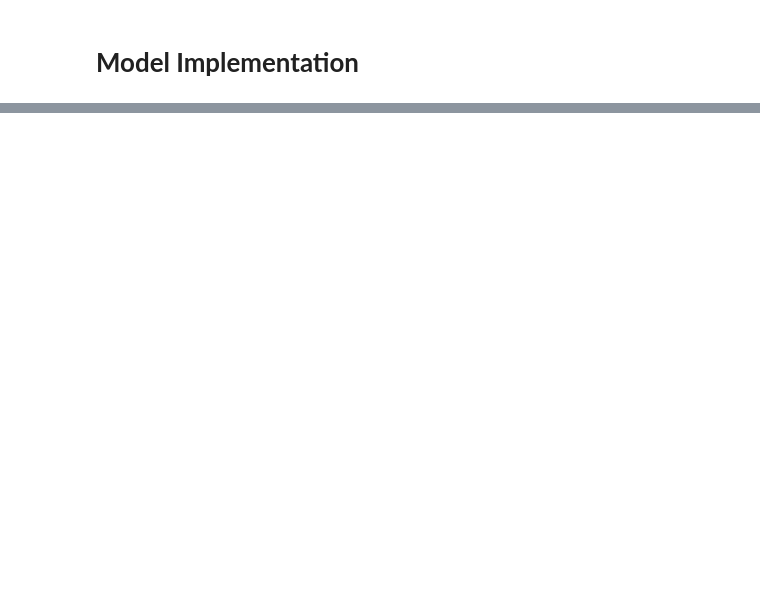
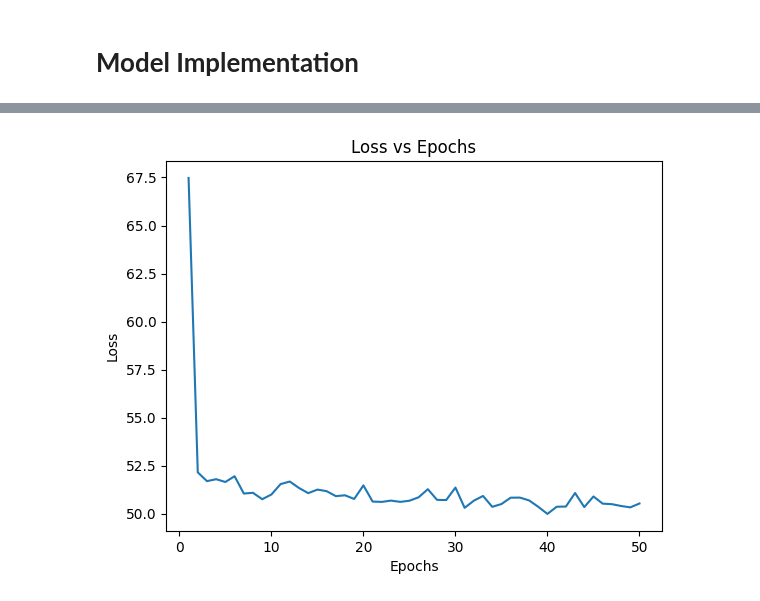
Before and after one commit to Dinidu-Lochana/Rainfall-Predictor, a Jupyter notebook: Rainfall_Predictor.ipynb, the cells around one changed output, grey strips where cells are left out. Saved outputs shown, nothing was run; the diff lists cells and outputs as text; code cells hidden in the pictures; blank space fills up the shorter version.

```diff
--- a/Rainfall_Predictor.ipynb
+++ b/Rainfall_Predictor.ipynb
@@ -267,0 +349,31 @@ plt.show()
+# %%
+import tensorflow as tf
+
+# Create an improved model
+model = tf.keras.Sequential([
+    tf.keras.layers.Input(shape=(17,)),  # Input layer
+    tf.keras.layers.Dense(256, activation='relu'),  # Increased neurons
+    tf.keras.layers.BatchNormalization(),  # Normalize outputs
+    tf.keras.layers.Dropout(0.3),  # Dropout for regularization
+    tf.keras.layers.Dense(128, activation='relu'),
+    tf.keras.layers.Dense(1)  # Output layer
+])
+
+# Compile the model
+model.compile(
+    loss=tf.keras.losses.mae,  # Mean Absolute Error
+    optimizer=tf.keras.optimizers.Adam(learning_rate=0.01),  # Adaptive optimizer with higher learning rate
+    metrics=["mae"]
+)
+
+# Introduce learning rate scheduler
+lr_schedule = tf.keras.callbacks.LearningRateScheduler(lambda epoch: 0.01 * 0.95 ** epoch)
+
+epoch_number = 50
+
+# Train the model
+history = model.fit(X_train, y_train,
+          epochs=epoch_number,  # Fewer epochs with more efficient learning
+          batch_size=32,
+          validation_data=(X_test, y_test),
+          callbacks=[lr_schedule])  # Use scheduler for better convergence
@@ -267,0 +516,10 @@ plt.show()
+# %%
+x_range = range(1, epoch_number+1)
+loss= history.history['loss']
+plt.plot(x_range, loss)
+plt.xlabel('Epochs')
+plt.ylabel('Loss')
+plt.title('Loss vs Epochs')
+plt.show()
+# %% [output]
+[figure, added]
```
Also changed, not shown: parts of 42 cells of this notebook.
